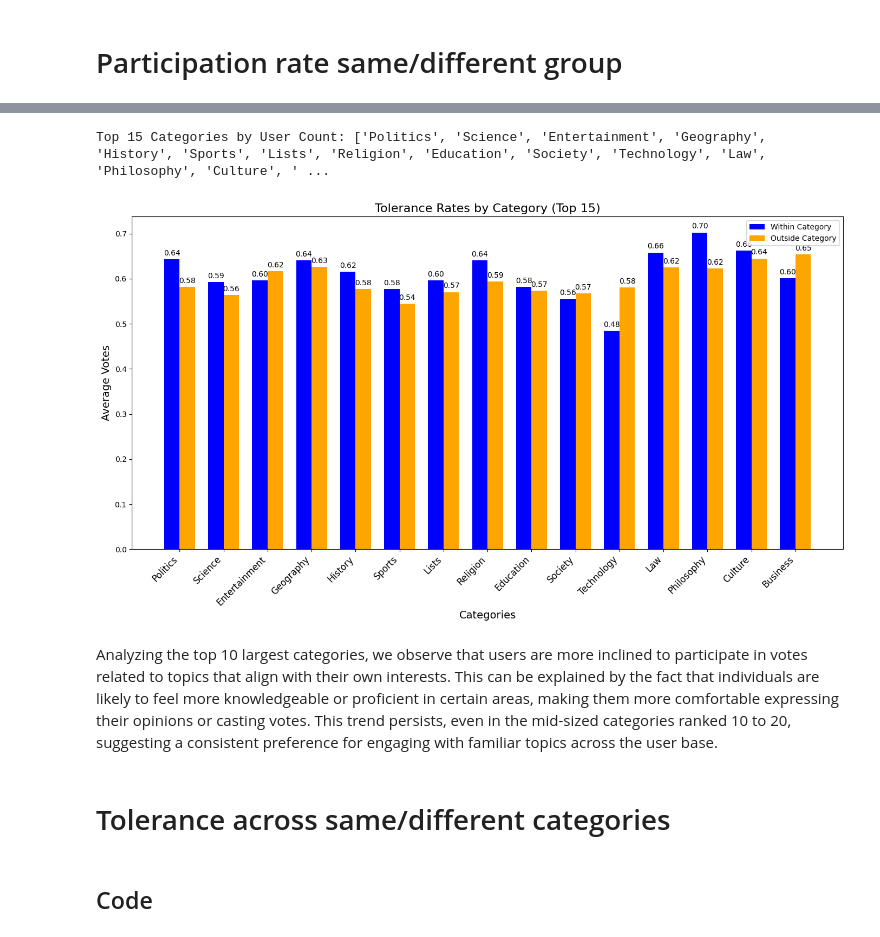
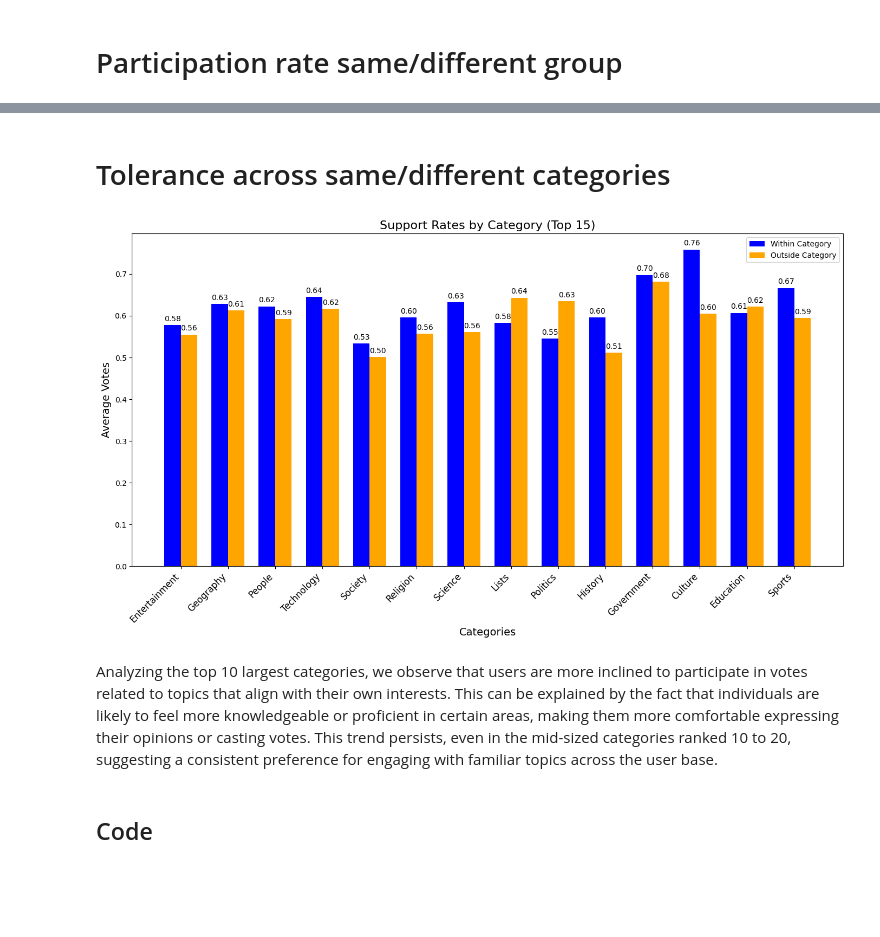
Before and after one commit to epfl-ada/ada-2024-project-supercoolteamname2024, a Jupyter notebook: Result.ipynb, the cells around one changed output, grey strips where cells are left out. Cells and saved outputs as stored; diff of their text form; code cells hidden in the pictures; blank space fills up the shorter version.

```diff
--- a/Result.ipynb
+++ b/Result.ipynb
@@ -111,7 +127,6 @@ The bar chart illustrates a diverse distribution of user interests across variou
 # %% [markdown]
 # Participation rate same/different group
 # %%
-# Initialize the data dictionary to store parsed records
 data = {
     "SRC": [],
     "TGT": [],
@@ -119,9 +134,10 @@ data = {
     "Category_Same": [],
     "SRC_Category": [],
     "TGT_Category": [],
+    "DAT": [],  # Add a column for DAT (date)
 }
 
-# Parse the wiki-RfA.txt file
+# Initialize the data dictionary to store parsed records
 with open('data/wiki-RfA.txt', 'r', encoding='utf-8') as file:
     record = {}
     for line in file:
@@ -131,6 +147,7 @@ with open('data/wiki-RfA.txt', 'r', encoding='utf-8') as file:
         if not line:
             # Save the current record if it has data and reset
             if record:
+                # Ensure SRC and TGT users are mapped to categories
                 src_cat = set(category_mapping.get(record.get("SRC", ""), []))
                 tgt_cat = set(category_mapping.get(record.get("TGT", ""), []))
 
@@ -141,13 +158,14 @@ with open('data/wiki-RfA.txt', 'r', encoding='utf-8') as file:
 
                 # Determine if categories match
                 record["Category_Same"] = int(bool(src_cat & tgt_cat))  # 1 if any category matches, else 0
-                record["SRC_Category"] = list(src_cat & set(top_20_categories))  # Intersection with top categories
-                record["TGT_Category"] = list(tgt_cat & set(top_20_categories))  # Intersection with target categories
+                record["SRC_Category"] = list(src_cat & set(top_15_categories))  # Intersection with top categories
+                record["TGT_Category"] = list(tgt_cat & set(top_15_categories))  # Intersection with top categories
 
                 # Append record to data dictionary
                 data["SRC"].append(record.get("SRC", ""))
                 data["TGT"].append(record.get("TGT", ""))
                 data["VOT"].append(int(record.get("VOT", 0)))
+                data["DAT"].append(record.get("DAT", ""))  # Append DAT to data
                 data["Category_Same"].append(record["Category_Same"])
                 data["SRC_Category"].append(record["SRC_Category"][0] if record["SRC_Category"] else None)
                 data["TGT_Category"].append(record["TGT_Category"][0] if record["TGT_Category"] else None)
@@ -155,10 +173,20 @@ with open('data/wiki-RfA.txt', 'r', encoding='utf-8') as file:
             continue
 
         # Match each line with its prefix and store it in the record dictionary
-        match = re.match(r"^(SRC|TGT|VOT):(.*)$", line)
+        match = re.match(r"^(SRC|TGT|VOT|DAT):(.*)$", line)
         if match:
             key, value = match.groups()
             record[key] = value.strip()
 
 # Convert data dictionary to a DataFrame
 df_vote = pd.DataFrame(data)
+
+# Combine and count all categories across SRC_Category and TGT_Category
+flattened_categories = pd.concat([df_vote['SRC_Category'], df_vote['TGT_Category']]).dropna()
+category_counts = flattened_categories.value_counts()
+
+# Select the top 15 categories by user count
+top_15_categories = category_counts.head(15).index.tolist()
+
+# Display DataFrame
+print(df_vote.head())
@@ -165,27 +265,15 @@ df_vote = pd.DataFrame(data)
+# %% [markdown]
+# Tolerance across same/different categories
 # %%
-import pandas as pd
-import numpy as np
-import matplotlib.pyplot as plt
-from collections import Counter
-
-# Combine and count all categories across SRC_Category and TGT_Category
-flattened_categories = pd.concat([df_vote['SRC_Category'], df_vote['TGT_Category']]).dropna()
-category_counts = flattened_categories.value_counts()
-
-# Select the top 15 categories by user count
-top_15_categories = category_counts.head(15).index.tolist()
-print(f"Top 15 Categories by User Count: {top_15_categories}")
-
-# Calculate tolerance rates for the top 15 categories
-tolerance_data = []
+support_data = []
 for category in top_15_categories:
     # Determine votes within and outside the category
     within_votes = df_vote[(df_vote['SRC_Category'] == category) & (df_vote['Category_Same'] == 1)]['VOT'].mean()
     outside_votes = df_vote[(df_vote['SRC_Category'] == category) & (df_vote['Category_Same'] == 0)]['VOT'].mean()
-    tolerance_data.append((category, within_votes, outside_votes))
+    support_data.append((category, within_votes, outside_votes))
 
 # Convert to structured format for plotting
-categories, within_category_votes, outside_category_votes = zip(*tolerance_data)
+categories, within_category_votes, outside_category_votes = zip(*support_data)
 
 # Plotting
 x = np.arange(len(categories))  # the label locations
@@ -195,39 +283,36 @@ fig, ax = plt.subplots(figsize=(14, 8))
 rects1 = ax.bar(x - bar_width / 2, within_category_votes, bar_width, label='Within Category', color='blue')
 rects2 = ax.bar(x + bar_width / 2, outside_category_votes, bar_width, label='Outside Category', color='orange')
 
 # Add labels, title, and custom x-axis tick labels
 ax.set_xlabel('Categories', fontsize=14)
 ax.set_ylabel('Average Votes', fontsize=14)
-ax.set_title('Tolerance Rates by Category (Top 15)', fontsize=16)
+ax.set_title('Support Rates by Category (Top 15)', fontsize=16)
 ax.set_xticks(x)
 ax.set_xticklabels(categories, rotation=45, ha='right', fontsize=12)
 ax.legend()
 
 # Annotate bars with values
 for rect in rects1:
     height = rect.get_height()
     ax.annotate(f'{height:.2f}',
                 xy=(rect.get_x() + rect.get_width() / 2, height),
                 xytext=(0, 3),  # 3 points vertical offset
                 textcoords="offset points",
                 ha='center', va='bottom', fontsize=10)
 
 for rect in rects2:
     height = rect.get_height()
     ax.annotate(f'{height:.2f}',
                 xy=(rect.get_x() + rect.get_width() / 2, height),
                 xytext=(0, 3),  # 3 points vertical offset
                 textcoords="offset points",
                 ha='center', va='bottom', fontsize=10)
 
 fig.tight_layout()
 plt.show()
 # %% [output]
-Top 15 Categories by User Count: ['Politics', 'Science', 'Entertainment', 'Geography', 'History', 'Sports', 'Lists', 'Religion', 'Education', 'Society', 'Technology', 'Law', 'Philosophy', 'Culture', ' ...
-[figure, old version]
+[figure, new version]
 # %% [markdown]
 Analyzing the top 10 largest categories, we observe that users are more inclined to participate in votes related to topics that align with their own interests. This can be explained by the fact that individuals are likely to feel more knowledgeable or proficient in certain areas, making them more comfortable expressing their opinions or casting votes. This trend persists, even in the mid-sized categories ranked 10 to 20, suggesting a consistent preference for engaging with familiar topics across the user base.
-# %% [markdown]
-# Tolerance across same/different categories
 # %% [markdown]
 ## Code
```
Also changed, not shown: parts of 20 cells of this notebook.
